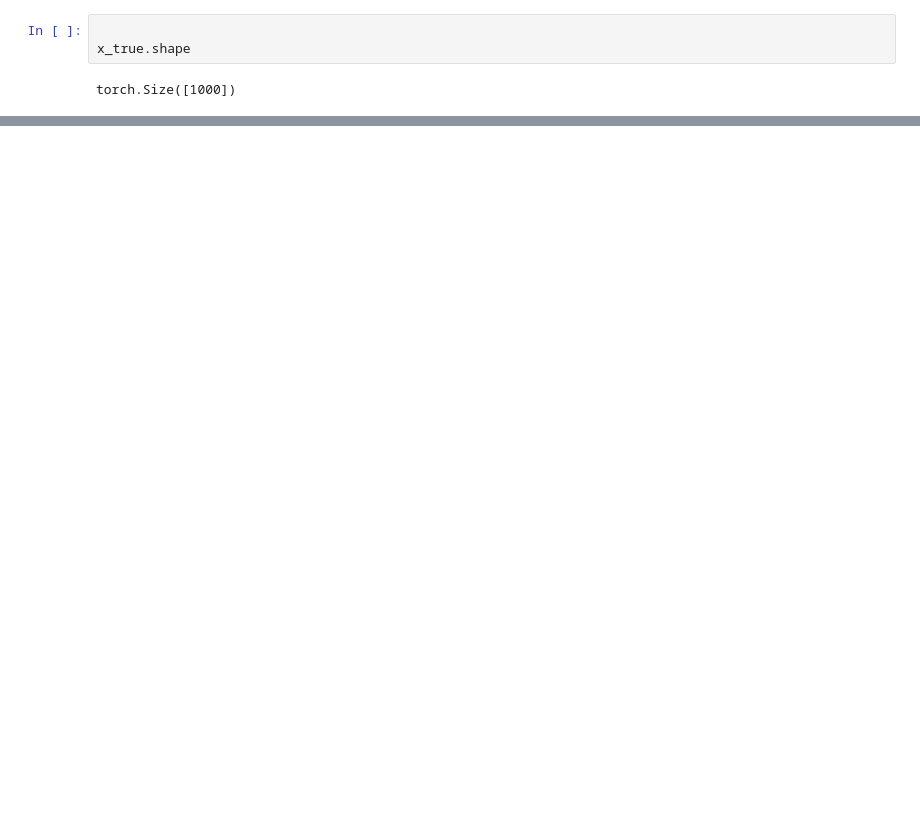
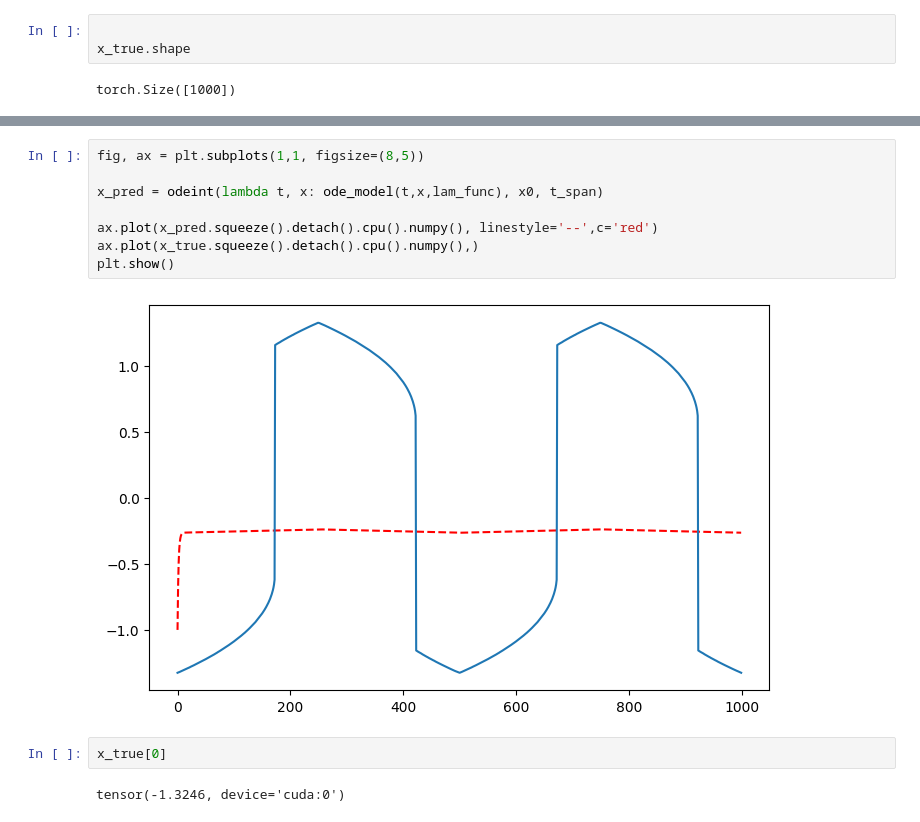
Before and after one commit to MalachiteWind/stable_node_control, a Jupyter notebook: learn_f_g.ipynb, the cells around one changed output, grey strips where cells are left out. Cells and saved outputs as stored; diff of their text form; blank space fills up the shorter version.

```diff
--- a/learn_f_g.ipynb
+++ b/learn_f_g.ipynb
@@ -160,0 +189,14 @@ Epoch 0: Loss = 1.7852
+# %%
+fig, ax = plt.subplots(1,1, figsize=(8,5))
+
+x_pred = odeint(lambda t, x: ode_model(t,x,lam_func), x0, t_span)
+
+ax.plot(x_pred.squeeze().detach().cpu().numpy(), linestyle='--',c='red')
+ax.plot(x_true.squeeze().detach().cpu().numpy(),)
+plt.show()
+# %% [output]
+[figure, added]
+# %%
+x_true[0]
+# %% [output]
+tensor(-1.3246, device='cuda:0')
```
Also changed, not shown: parts of 8 cells of this notebook.
